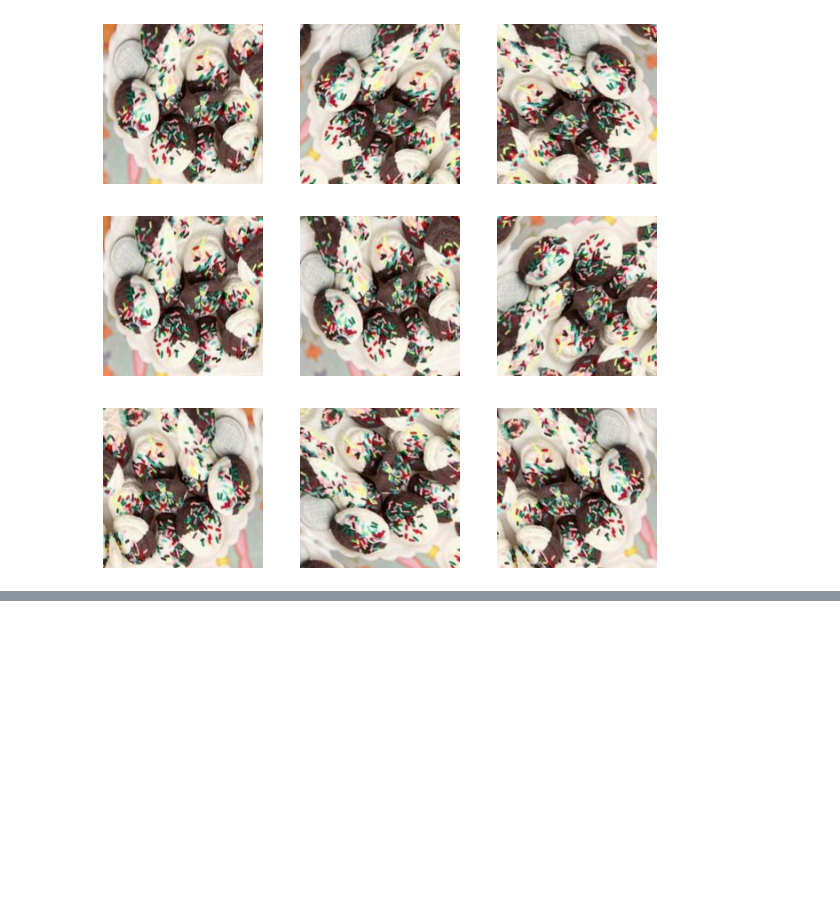
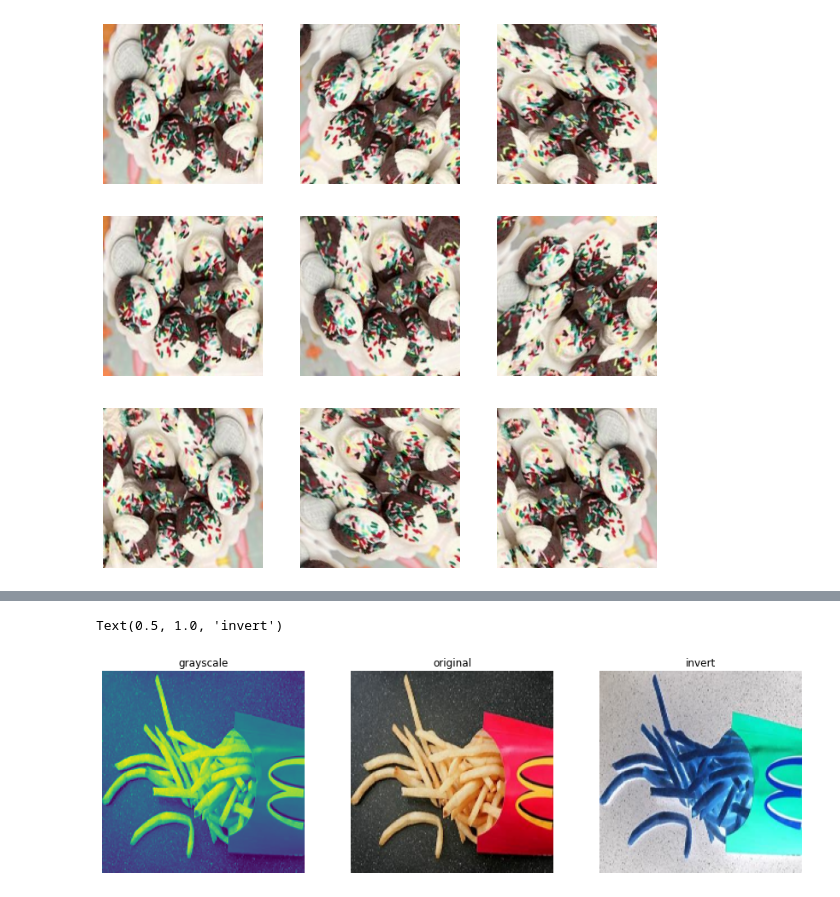
Before and after one commit to Eliotdoesprogramming/dell-2-capstone, a Jupyter notebook: src/main/model2_building.ipynb, the cells around one changed output, grey strips where cells are left out. Cells and saved outputs as stored; diff of their text form; code cells hidden in the pictures; blank space fills up the shorter version.

```diff
--- a/src/main/model2_building.ipynb
+++ b/src/main/model2_building.ipynb
@@ -790,0 +793,23 @@ for i in range(9):
+# %%
+
+r =  RandomInvert()
+
+
+
+plt.figure(figsize=(20,20))
+plt.imshow(img)
+plt.subplot(4,4,1)
+plt.imshow(tf.image.rgb_to_grayscale(img))
+plt.title('grayscale')
+plt.axis('off')
+plt.subplot(4,4,2)
+plt.imshow(img)
+plt.title('original')
+plt.axis('off')
+plt.subplot(4,4,3)
+plt.imshow(r.call(x=img))
+plt.axis('off')
+plt.title('invert')
+# %% [output]
+Text(0.5, 1.0, 'invert')
+[figure, added]
```
Also changed, not shown: parts of 4 cells of this notebook, 2 other files.
